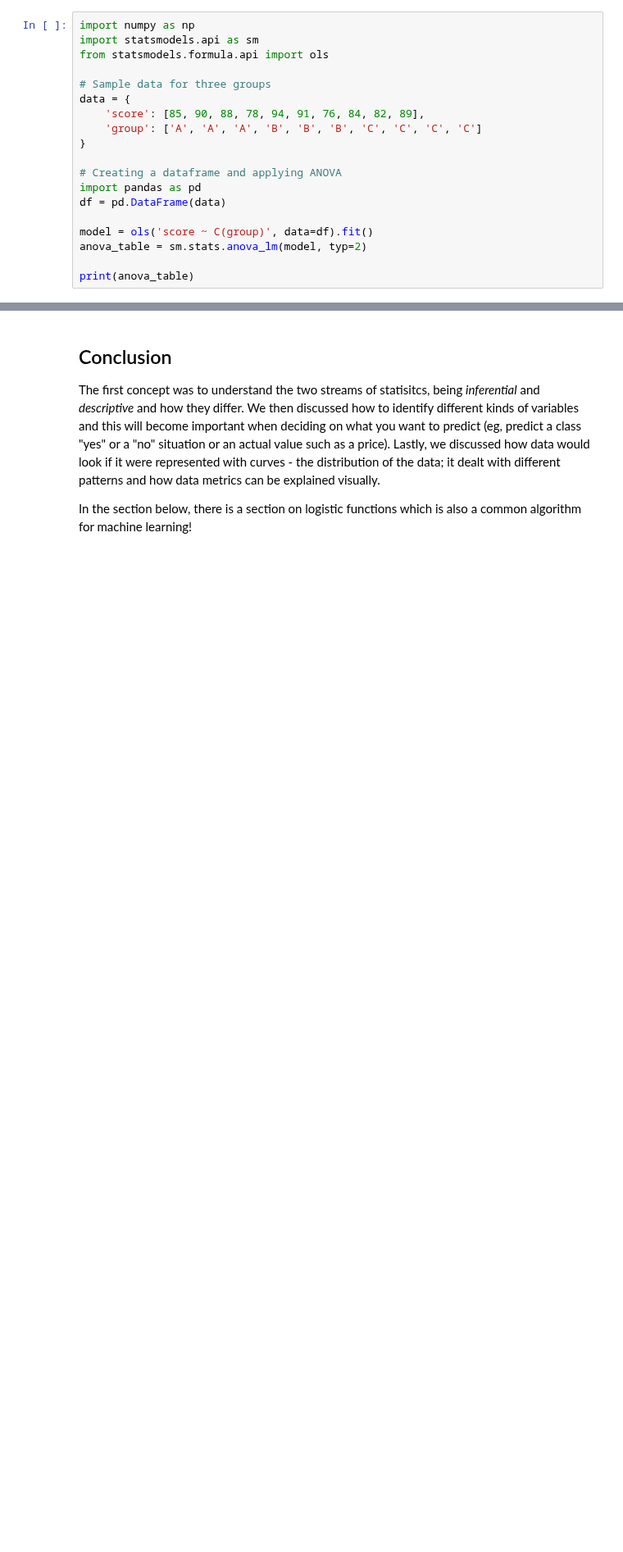
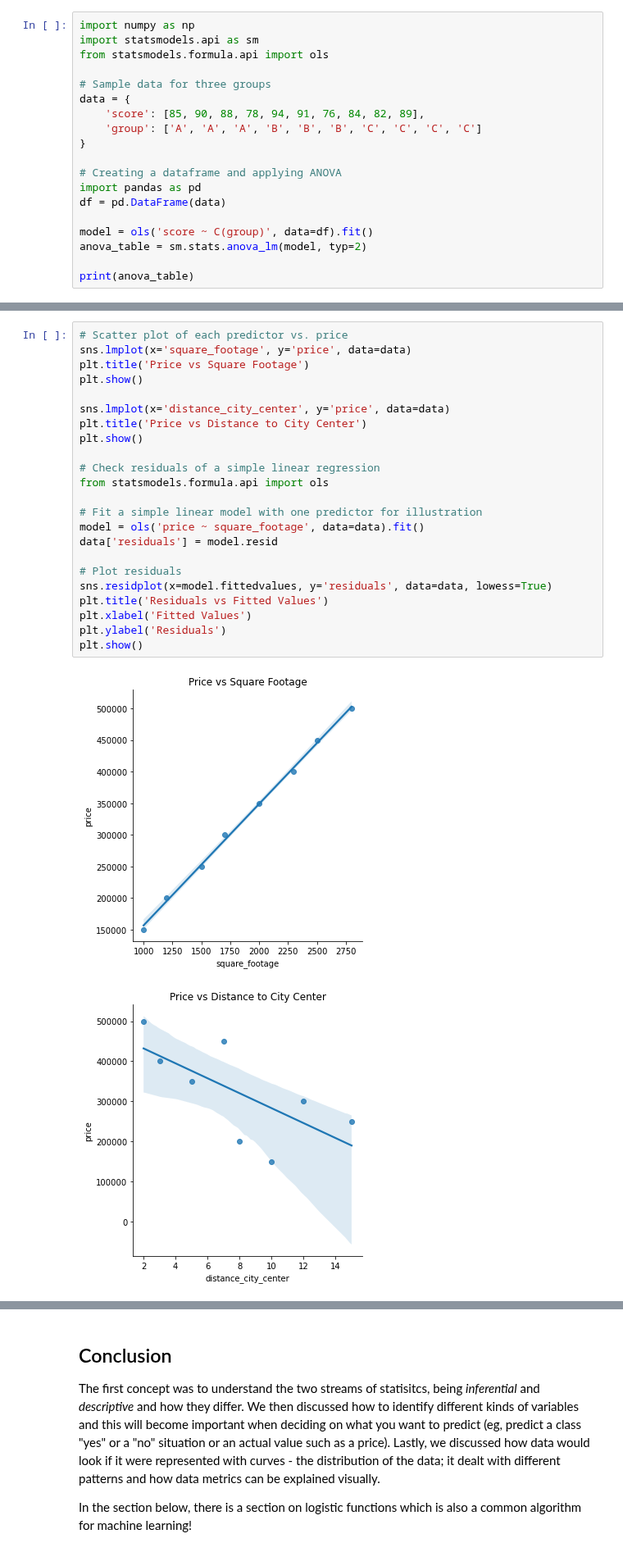
Before and after one commit to sip-23/Python-Snippets, a Jupyter notebook: 4. Introduction_to_statistics_probability_and_distributions.ipynb, the cells around one changed output, grey strips where cells are left out. Shown at 82% size. Cells and saved outputs as stored; diff of their text form; blank space fills up the shorter version.

```diff
--- a/4. Introduction_to_statistics_probability_and_distributions.ipynb
+++ b/4. Introduction_to_statistics_probability_and_distributions.ipynb
@@ -1842,0 +1870,26 @@ Interpretability refers to how well we can understand and explain the results an
+# %%
+# Scatter plot of each predictor vs. price
+sns.lmplot(x='square_footage', y='price', data=data)
+plt.title('Price vs Square Footage')
+plt.show()
+
+sns.lmplot(x='distance_city_center', y='price', data=data)
+plt.title('Price vs Distance to City Center')
+plt.show()
+
+# Check residuals of a simple linear regression
+from statsmodels.formula.api import ols
+
+# Fit a simple linear model with one predictor for illustration
+model = ols('price ~ square_footage', data=data).fit()
+data['residuals'] = model.resid
+
+# Plot residuals
+sns.residplot(x=model.fittedvalues, y='residuals', data=data, lowess=True)
+plt.title('Residuals vs Fitted Values')
+plt.xlabel('Fitted Values')
+plt.ylabel('Residuals')
+plt.show()
+# %% [output]
+[figure, added]
+[figure, added]
```
Also changed, not shown: parts of 53 cells of this notebook.
